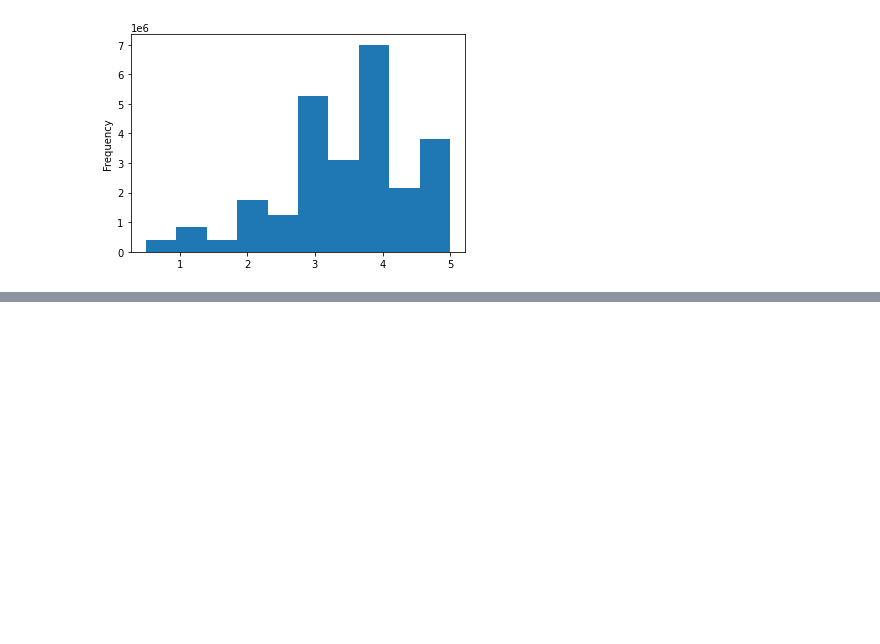
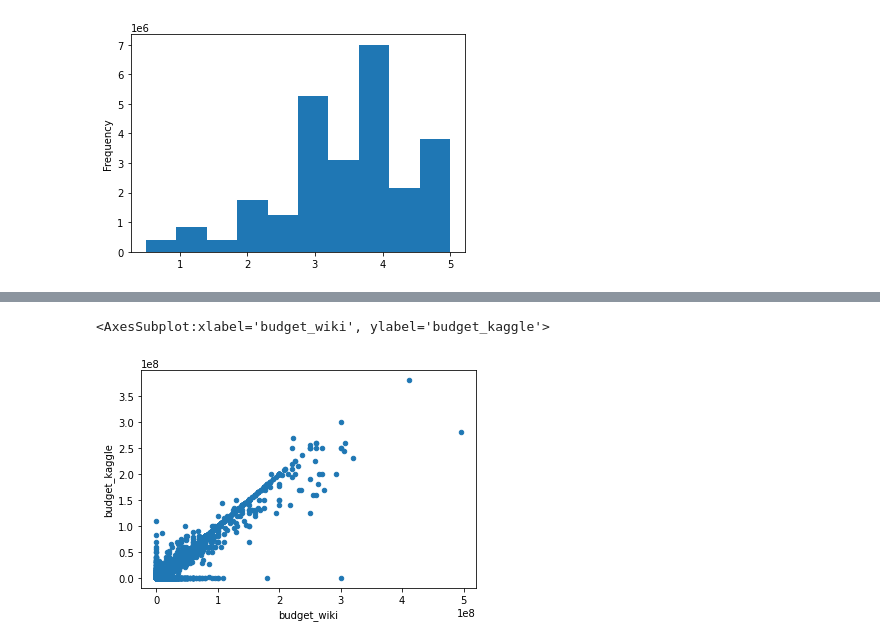
Before and after one commit to cdeanatx/Movies-ETL, a Jupyter notebook: wiki_data_explore.ipynb, the cells around one changed output, grey strips where cells are left out. Saved outputs shown, nothing was run; the diff lists cells and outputs as text; code cells hidden in the pictures; blank space fills up the shorter version.

```diff
--- a/wiki_data_explore.ipynb
+++ b/wiki_data_explore.ipynb
@@ -777,0 +827,5 @@ Name: rating, dtype: float64
+# %%
+merged_df.fillna(0).plot('budget_wiki', 'budget_kaggle', kind='scatter')
+# %% [output]
+<AxesSubplot:xlabel='budget_wiki', ylabel='budget_kaggle'>
+[figure, added]
```
Also changed, not shown: parts of 29 cells of this notebook.
